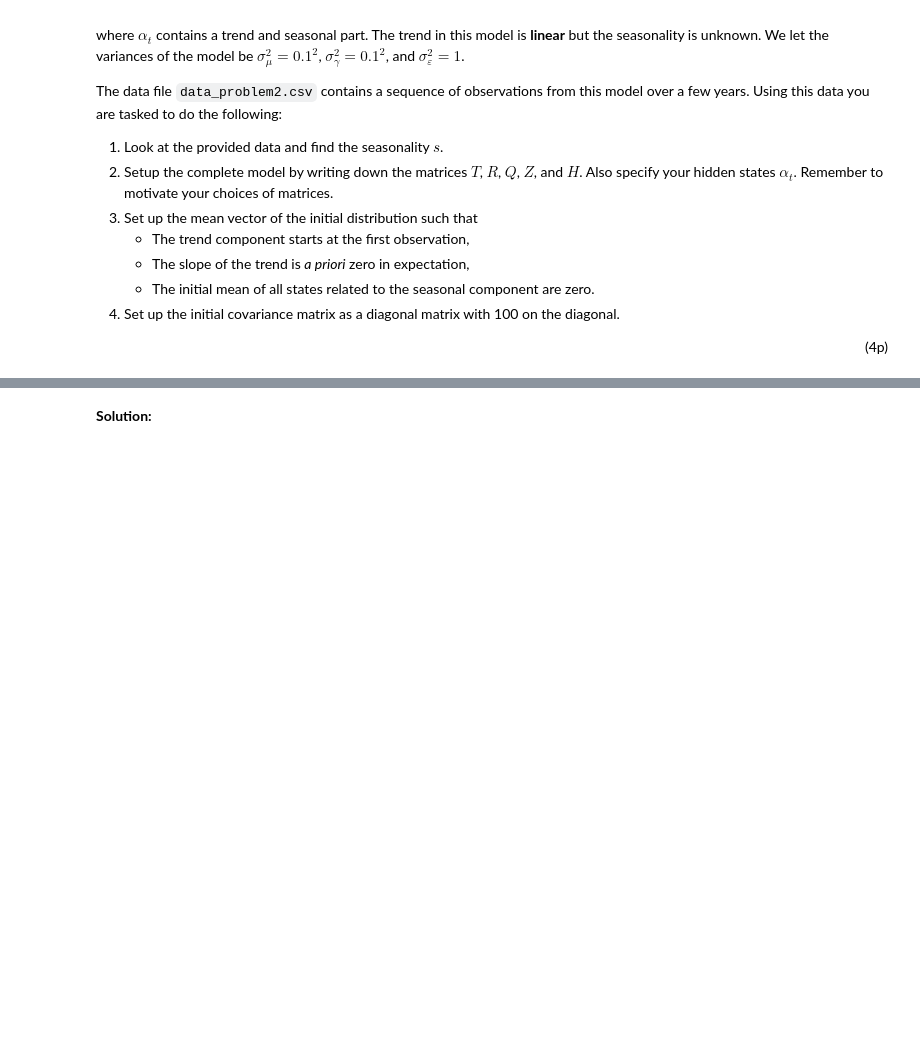
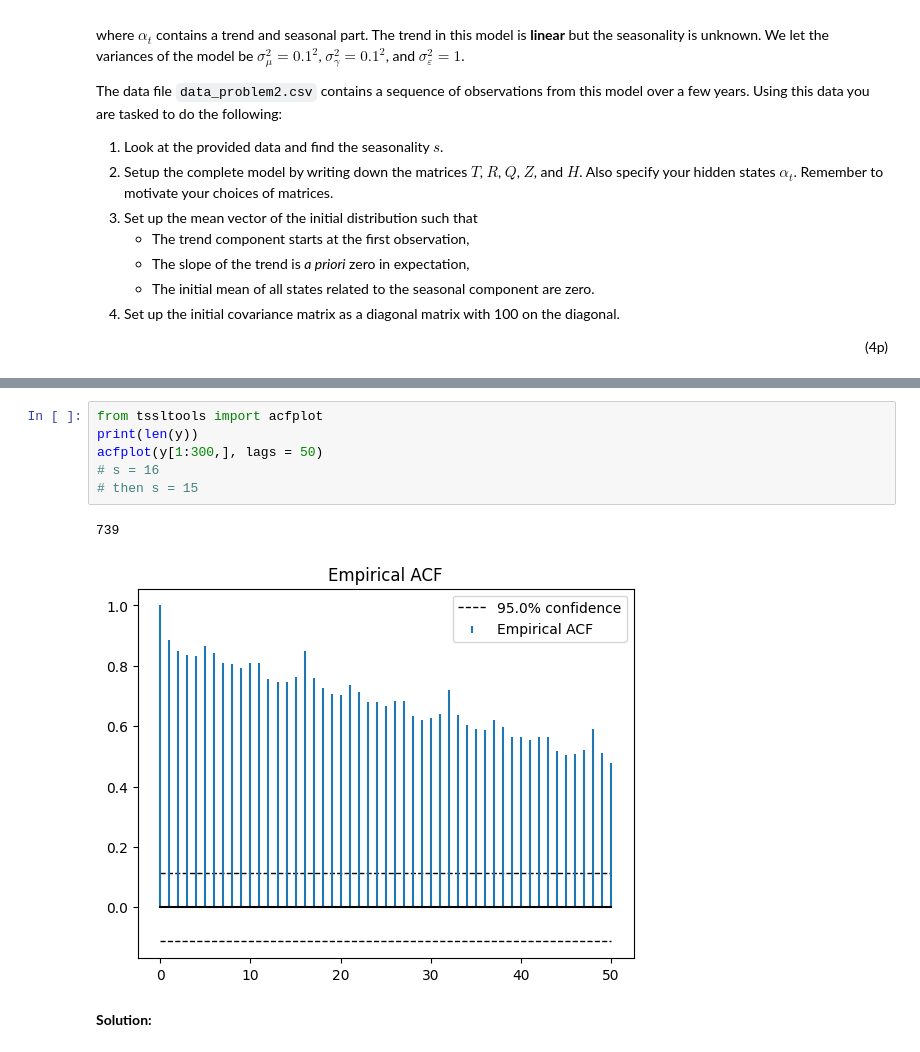
Before and after one commit to willewiik/Time-Series-and-Sequence-Learning, a Jupyter notebook: old_exams/exam_22_02_16_TS/Problem2.ipynb, the cells around one changed output, grey strips where cells are left out. Saved outputs shown, nothing was run; the diff lists cells and outputs as text; blank space fills up the shorter version.

```diff
--- a/old_exams/exam_22_02_16_TS/Problem2.ipynb
+++ b/old_exams/exam_22_02_16_TS/Problem2.ipynb
@@ -34,2 +62,11 @@ from tssltools import LGSS
+# %%
+from tssltools import acfplot
+print(len(y))
+acfplot(y[1:300,], lags = 50)
+# s = 16
+# then s = 15
+# %% [output]
+739
+[figure, added]
 # %% [markdown]
 **Solution:**
```
Also changed, not shown: parts of 6 cells of this notebook.
